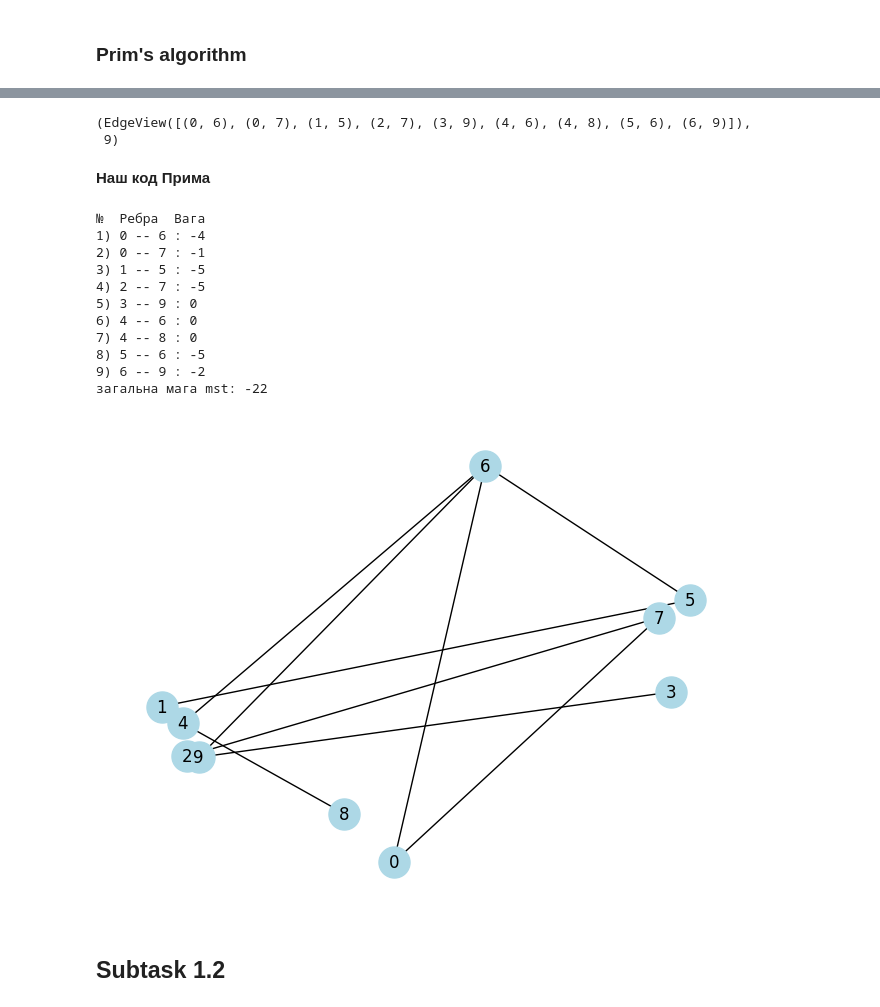
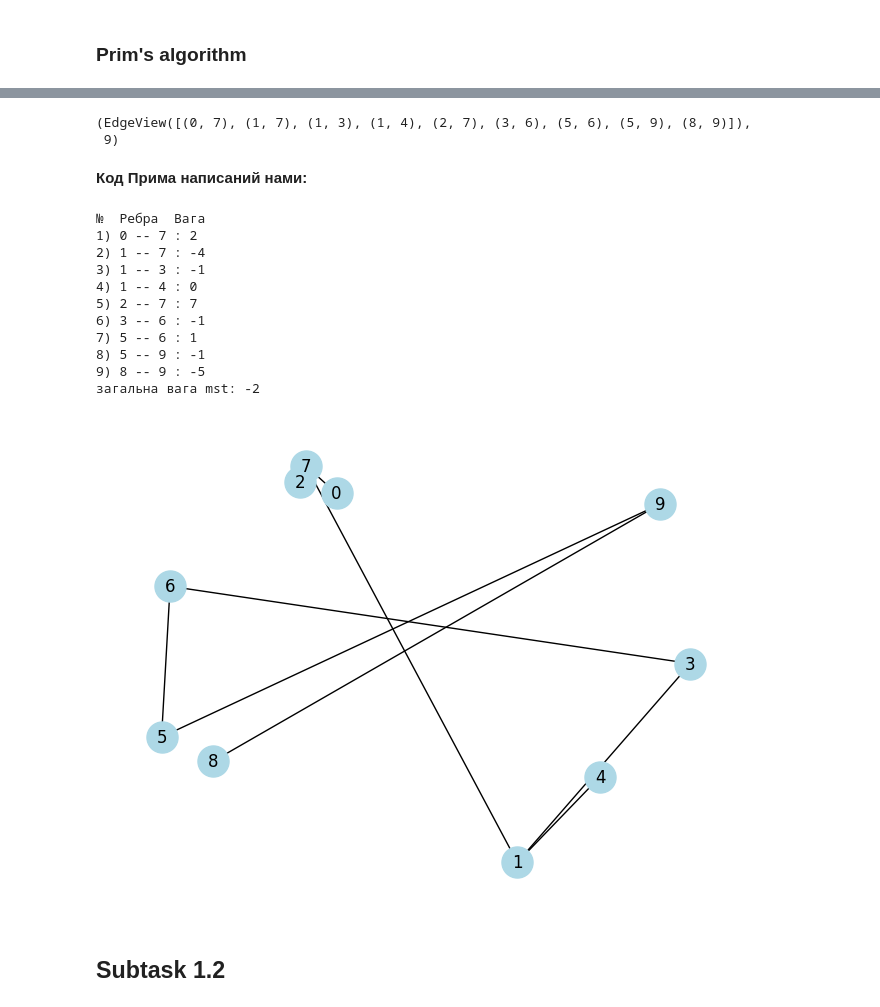
Before and after one commit to Oleksii-Lasiichuk/discrete_math_lab, a Jupyter notebook: Lab1_trees.ipynb, the cells around one changed output, grey strips where cells are left out. Drawn from its saved outputs; the diff is of its cells as text; code cells hidden in the pictures.

```diff
--- a/Lab1_trees.ipynb
+++ b/Lab1_trees.ipynb
@@ -79,5 +79,5 @@ def gnp_random_connected_graph(num_of_nodes: int,
 
     return G
 # %%
-G = gnp_random_connected_graph(10, 1, False, True)
+G = gnp_random_connected_graph(10, 0.5, False, True)
 # %% [output]
@@ -116,10 +97,10 @@ nx.draw(mstp, node_color='lightblue',
 # %%
 mstp.edges(), len(mstp.edges())
 # %% [output]
-(EdgeView([(0, 6), (0, 7), (1, 5), (2, 7), (3, 9), (4, 6), (4, 8), (5, 6), (6, 9)]),
+(EdgeView([(0, 7), (1, 7), (1, 3), (1, 4), (2, 7), (3, 6), (5, 6), (5, 9), (8, 9)]),
  9)
-# %% [markdown]
-**Наш код Прима**
+# %% [markdown]
+**Код Прима написаний нами:**
 # %%
 
 def prim_algorithm(G: nx.Graph):
@@ -166,23 +147,23 @@ def prim_algorithm(G: nx.Graph):
     print(f'загальна вага mst: {total_weight}')
     return my_mst
 # %%
-my_mst = prim_algorithm(G)
-nx.draw(my_mst, node_color='lightblue',
+prim_alg = prim_algorithm(G)
+nx.draw(prim_alg, node_color='lightblue',
         with_labels=True,
         node_size=500)
 # %% [output]
 №  Ребра  Вага
-1) 0 -- 6 : -4
-2) 0 -- 7 : -1
-3) 1 -- 5 : -5
-4) 2 -- 7 : -5
-5) 3 -- 9 : 0
-6) 4 -- 6 : 0
-7) 4 -- 8 : 0
-8) 5 -- 6 : -5
-9) 6 -- 9 : -2
-загальна мага mst: -22
+1) 0 -- 7 : 2
+2) 1 -- 7 : -4
+3) 1 -- 3 : -1
+4) 1 -- 4 : 0
+5) 2 -- 7 : 7
+6) 3 -- 6 : -1
+7) 5 -- 6 : 1
+8) 5 -- 9 : -1
+9) 8 -- 9 : -5
+загальна вага mst: -2
-[figure, old version]
+[figure, new version]
 # %% [markdown]
 ## Subtask 1.2
 # %%
```
Also changed, not shown: parts of 17 cells of this notebook.
